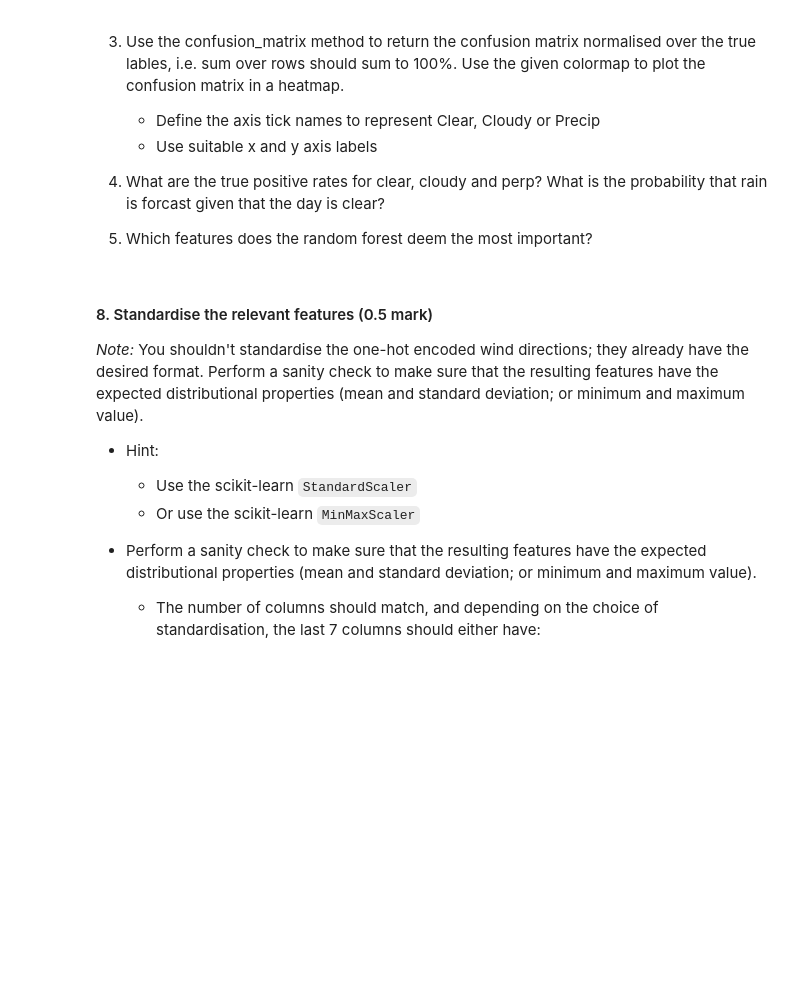
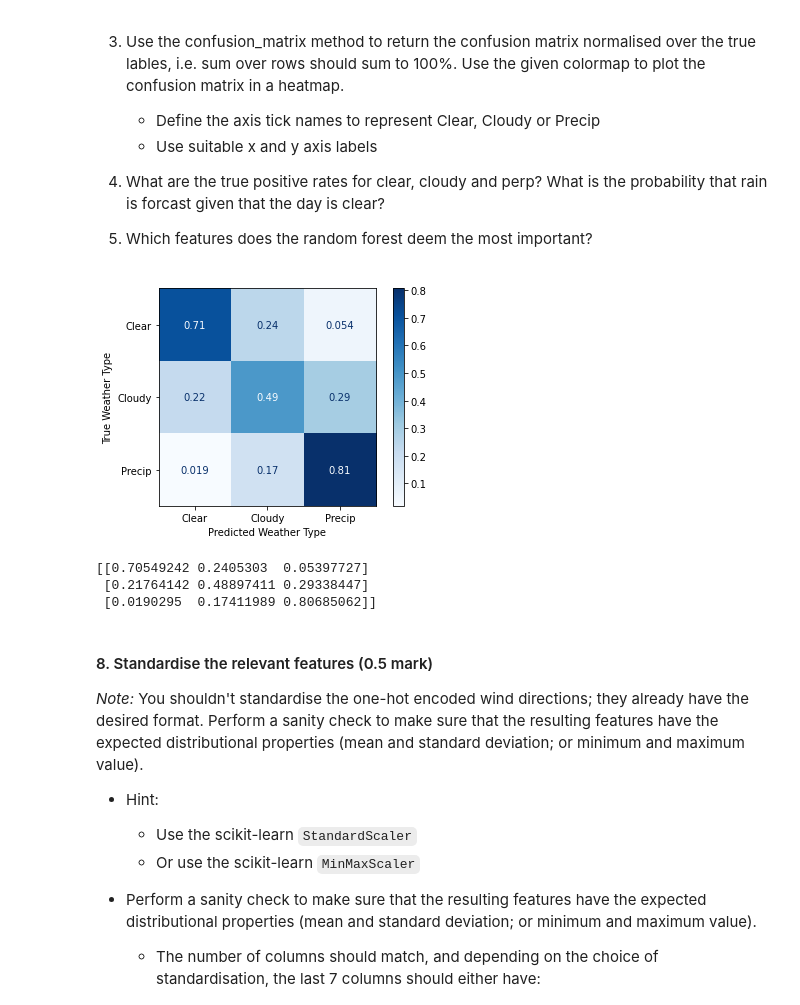
Before and after one commit to CasperMcTavish/DAML, a Jupyter notebook: checkpoint1(2).ipynb, the cells around one changed output. Cells and saved outputs as stored; diff of their text form; code cells hidden in the pictures; blank space fills up the shorter version.

```diff
--- a/checkpoint1(2).ipynb
+++ b/checkpoint1(2).ipynb
@@ -268,3 +297,13 @@ print(x_train.shape,x_test.shape)
 # %% [markdown]
 1. Train a RandomForestClassifier with 1000 estimators, `gini` seperation criteria, and max depth 4.
 2. Check the overal accuaracy on the testing set
+# %%
+# Train a random forest
+rf = RandomForestClassifier(n_estimators=1000, criterion = 'gini', max_depth=4,random_state=1)
+rf.fit(x_train, y_train)
+
+# Test accuracy
+y_pred = rf.predict(x_train)
+print("Accuracy Training:",metrics.accuracy_score(y_train, y_predtrain))
+y_pred = rf.predict(x_test)
+print("Accuracy Testing:",metrics.accuracy_score(y_test, y_predtest))
@@ -275,6 +317,22 @@ print(x_train.shape,x_test.shape)
 
 4. What are the true positive rates for clear, cloudy and perp? What is the probability that rain is forcast given that the day is clear?
 5. Which features does the random forest deem the most important?
+# %%
+from sklearn.metrics import plot_confusion_matrix
+# Plot Confusion matrix
+matrix = plot_confusion_matrix(rf, x_test, y_test, cmap=plt.cm.Blues, normalize='true', display_labels=wtype)
+plt.xlabel('Predicted Weather Type')
+plt.ylabel('True Weather Type')
+plt.show()
+# %% [output]
+[figure, added]
+# %%
+confmat = confusion_matrix(y_test, y_pred, normalize='true')
+print(confmat)
+# %% [output]
+[[0.70549242 0.2405303  0.05397727]
+ [0.21764142 0.48897411 0.29338447]
+ [0.0190295  0.17411989 0.80685062]]
 # %%
 # Given plotting example for feature importance
 #plt.barh(range(23), rf.feature_importances_)
```
Also changed, not shown: parts of 5 cells of this notebook.
